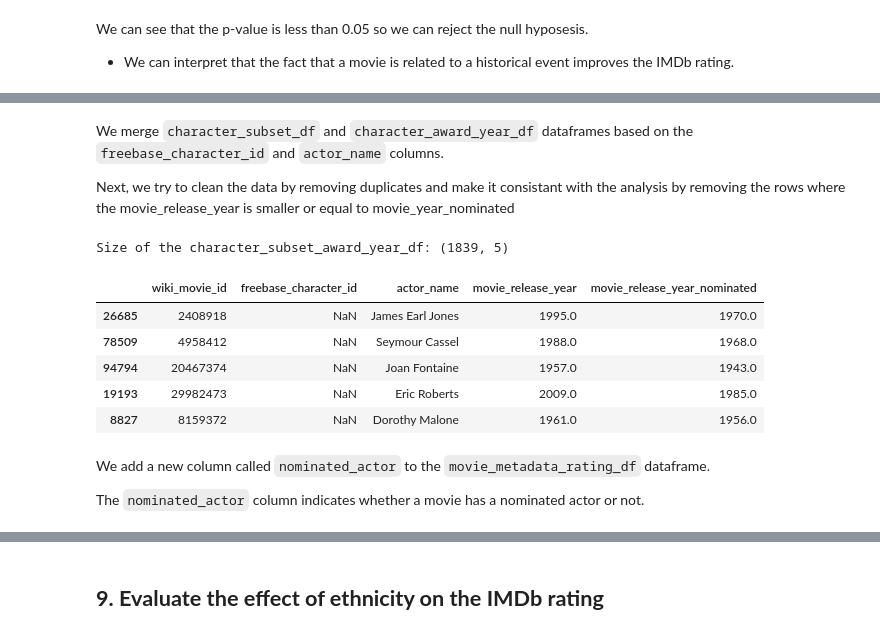
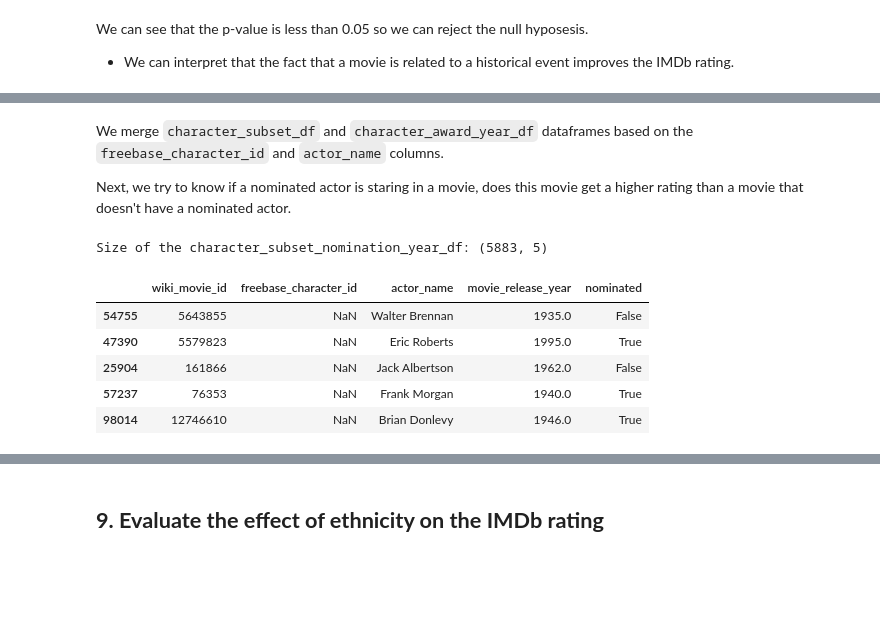
Before and after one commit to epfl-ada/ada-2023-project-adhd2023, a Jupyter notebook: milestone3.ipynb, the cells around one changed output, grey strips where cells are left out. Cells and saved outputs as stored; diff of their text form; code cells hidden in the pictures; blank space fills up the shorter version.

```diff
--- a/milestone3.ipynb
+++ b/milestone3.ipynb
@@ -1309,12 +1311,12 @@ We define the `character_award_year_df` dataframe, which contains the actor name
 # %%
 # keep freebase_character_id, actor_name, movie_release_year columns only
-character_award_year_df = \
+character_nomination_year_df = \
     character_metadata_award_df[['freebase_character_id',
                                  'actor_name',
                                  'movie_release_year']]
 
-print("Size of the character_award_year_df:", character_award_year_df.shape)
-character_award_year_df.sample(5)
+print("Size of the character_award_year_df:", character_nomination_year_df.shape)
+character_nomination_year_df.sample(5)
 # %% [output]
 Size of the character_award_year_df: (1452, 3)
 |  | freebase_character_id | actor_name | movie_release_year |
@@ -1349,34 +1352,31 @@ Size of the character_subset_df: (192540, 4)
-# %% [markdown]
-We merge `character_subset_df` and `character_award_year_df` dataframes based on the `freebase_character_id` and `actor_name` columns.
-
-Next, we try to clean the data by removing duplicates and make it consistant with the analysis by removing the rows where the movie_release_year is smaller or equal to movie_year_nominated
+# %% [markdown]
+We merge `character_subset_df` and `character_award_year_df` dataframes based on the `freebase_character_id` and `actor_name` columns.
+
+Next, we try to know if a nominated actor is staring in a movie, does this movie get a higher rating than a movie that doesn't have a nominated actor.
 # %%
-character_subset_award_year_df = pd.merge(character_subset_df,
-                                          character_award_year_df,
-                                          on=['freebase_character_id', 'actor_name'],
-                                          how='left',
-                                          suffixes=('', '_nominated'))
+character_subset_nomination_year_df = pd.merge(character_subset_df,
+                                               character_nomination_year_df,
+                                               on=['freebase_character_id', 'actor_name'],
+                                               how='left',
+                                               suffixes=('', '_nominated'))
 
 # remove rows there movie_release_year_nominated is na
-character_subset_award_year_df = \
-    character_subset_award_year_df[character_subset_award_year_df['movie_release_year_nominated'].notna()]
-# remove rows where movie_release_year smaller or equal to movie_year_nominated
-character_subset_award_year_df = \
-    character_subset_award_year_df[character_subset_award_year_df['movie_release_year'] > character_subset_award_year_df['movie_release_year_nominated']]
-# drop duplicates in the wiki_movie_id column
-character_subset_award_year_df.drop_duplicates(subset=['wiki_movie_id'], inplace=True)
+character_subset_nomination_year_df = \
+    character_subset_nomination_year_df[character_subset_nomination_year_df['movie_release_year_nominated'].notna()]
 
-print("Size of the character_subset_award_year_df:", character_subset_award_year_df.shape)
-character_subset_award_year_df.sample(5)
+character_subset_nomination_year_df['nominated'] = \
+    character_subset_nomination_year_df['movie_release_year'] > character_subset_nomination_year_df['movie_release_year_nominated']
+
+# remove columns movie_release_year_nominated
+character_subset_nomination_year_df.drop(columns=['movie_release_year_nominated'], inplace=True)
+
+print("Size of the character_subset_nomination_year_df:", character_subset_nomination_year_df.shape)
+character_subset_nomination_year_df.sample(5)
 # %% [output]
-Size of the character_subset_award_year_df: (1839, 5)
+Size of the character_subset_nomination_year_df: (5883, 5)
-|  | wiki_movie_id | freebase_character_id | actor_name | movie_release_year | movie_release_year_nominated |
-| 26685 | 2408918 | NaN | James Earl Jones | 1995.0 | 1970.0 |
-| 78509 | 4958412 | NaN | Seymour Cassel | 1988.0 | 1968.0 |
-| 94794 | 20467374 | NaN | Joan Fontaine | 1957.0 | 1943.0 |
-| 19193 | 29982473 | NaN | Eric Roberts | 2009.0 | 1985.0 |
-| 8827 | 8159372 | NaN | Dorothy Malone | 1961.0 | 1956.0 |
+|  | wiki_movie_id | freebase_character_id | actor_name | movie_release_year | nominated |
+| 54755 | 5643855 | NaN | Walter Brennan | 1935.0 | False |
+| 47390 | 5579823 | NaN | Eric Roberts | 1995.0 | True |
+| 25904 | 161866 | NaN | Jack Albertson | 1962.0 | False |
+| 57237 | 76353 | NaN | Frank Morgan | 1940.0 | True |
+| 98014 | 12746610 | NaN | Brian Donlevy | 1946.0 | True |
-# %% [markdown]
-We add a new column called `nominated_actor` to the `movie_metadata_rating_df` dataframe.
-
-The `nominated_actor` column indicates whether a movie has a nominated actor or not.
```
Also changed, not shown: parts of 53 cells of this notebook.
